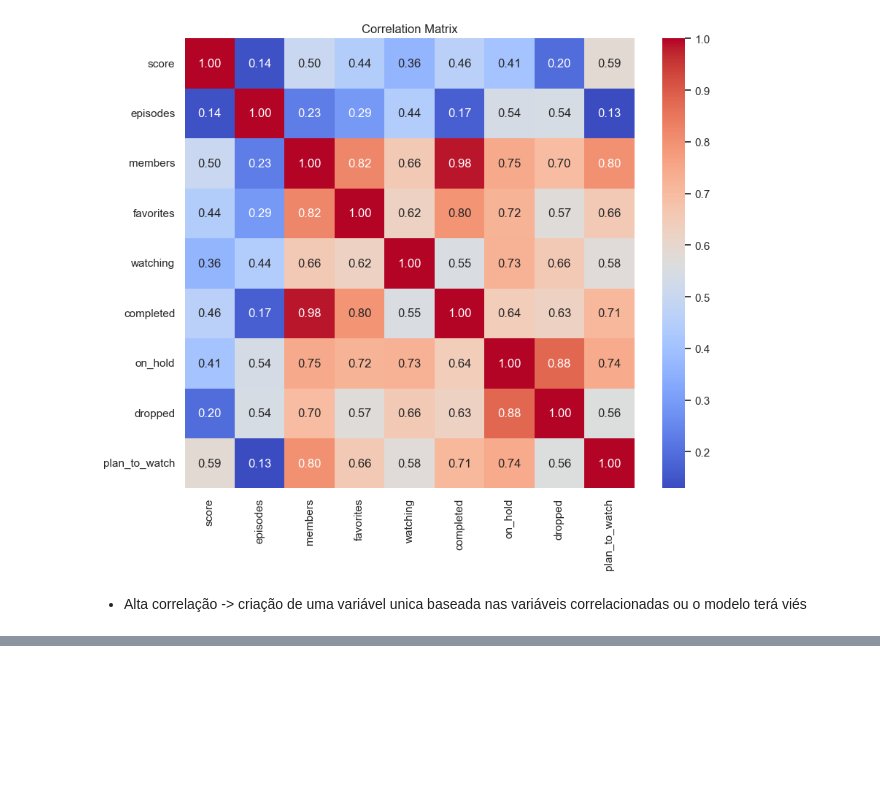
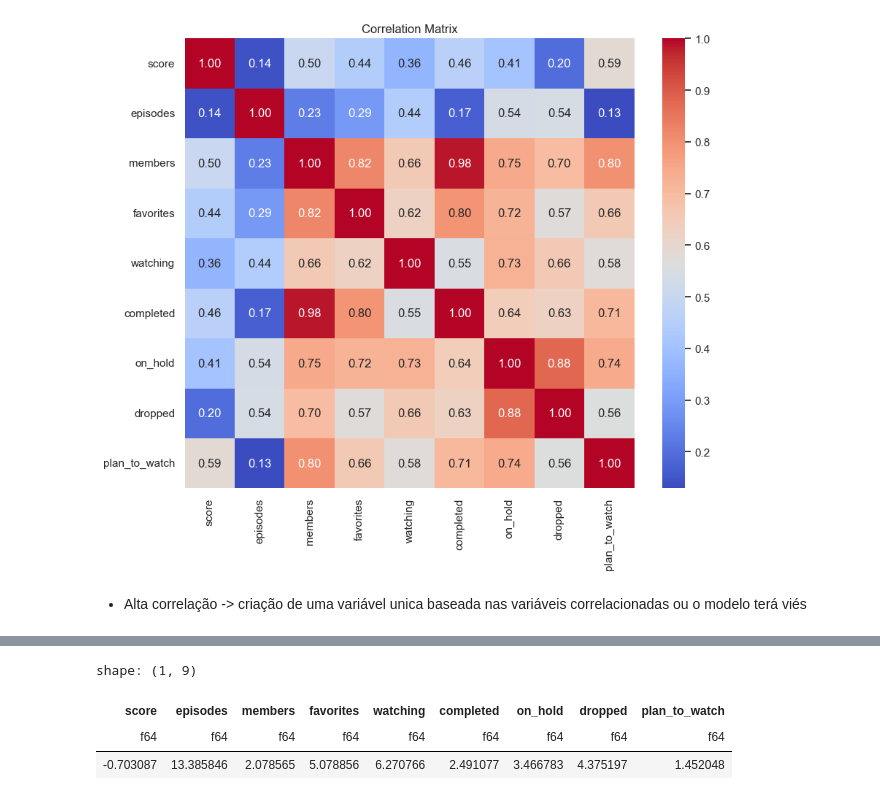
Before and after one commit to Nubily44/CD_EP, a Jupyter notebook: analise_exploratoria.ipynb, the cells around one changed output, grey strips where cells are left out. Drawn from its saved outputs; the diff is of its cells as text; code cells hidden in the pictures; blank space fills up the shorter version.

```diff
--- a/analise_exploratoria.ipynb
+++ b/analise_exploratoria.ipynb
@@ -270,0 +282,9 @@ plt.show()
+# %%
+df_corr.select(
+    pl.all().skew()
+)
+# %% [output]
+shape: (1, 9)
+| score | episodes | members | favorites | watching | completed | on_hold | dropped | plan_to_watch |
+| f64 | f64 | f64 | f64 | f64 | f64 | f64 | f64 | f64 |
+| -0.703087 | 13.385846 | 2.078565 | 5.078856 | 6.270766 | 2.491077 | 3.466783 | 4.375197 | 1.452048 |
```
Also changed, not shown: parts of 2 cells of this notebook.
